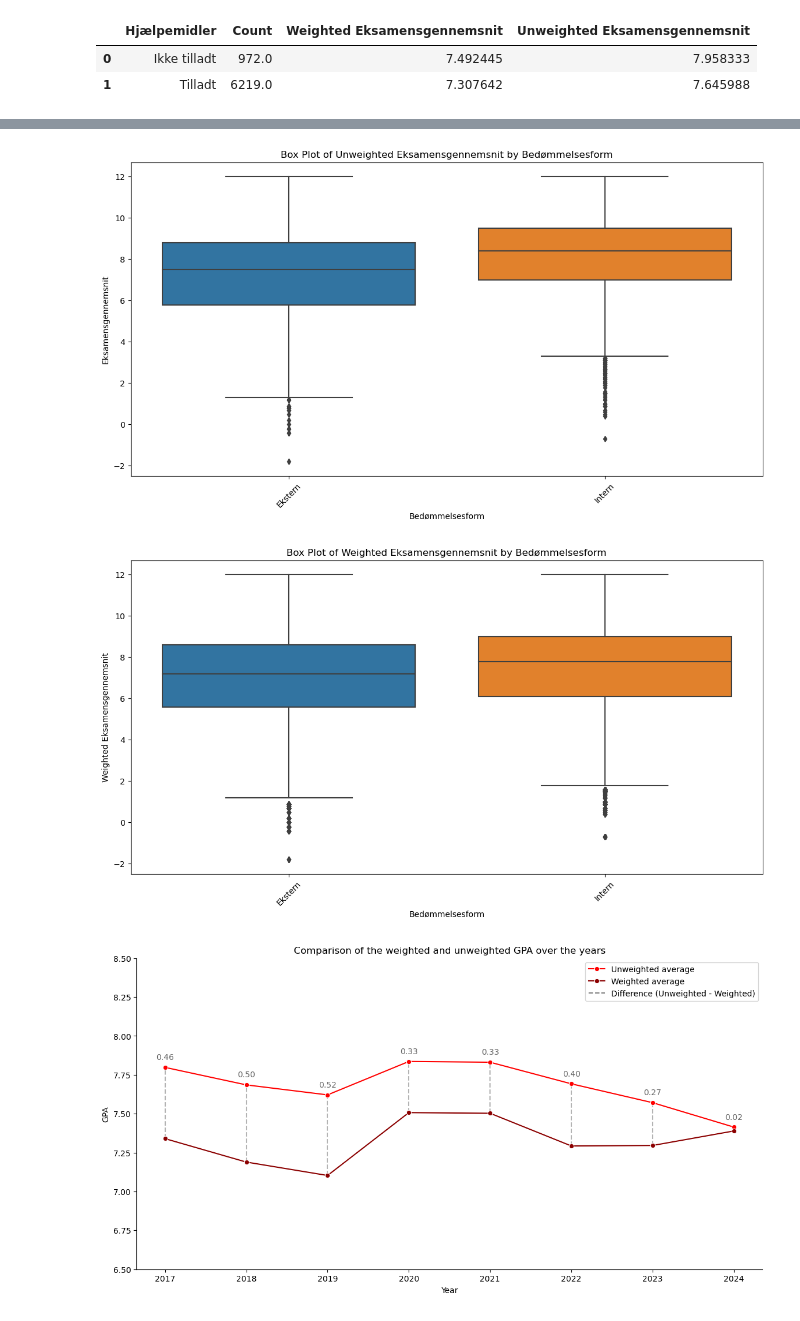
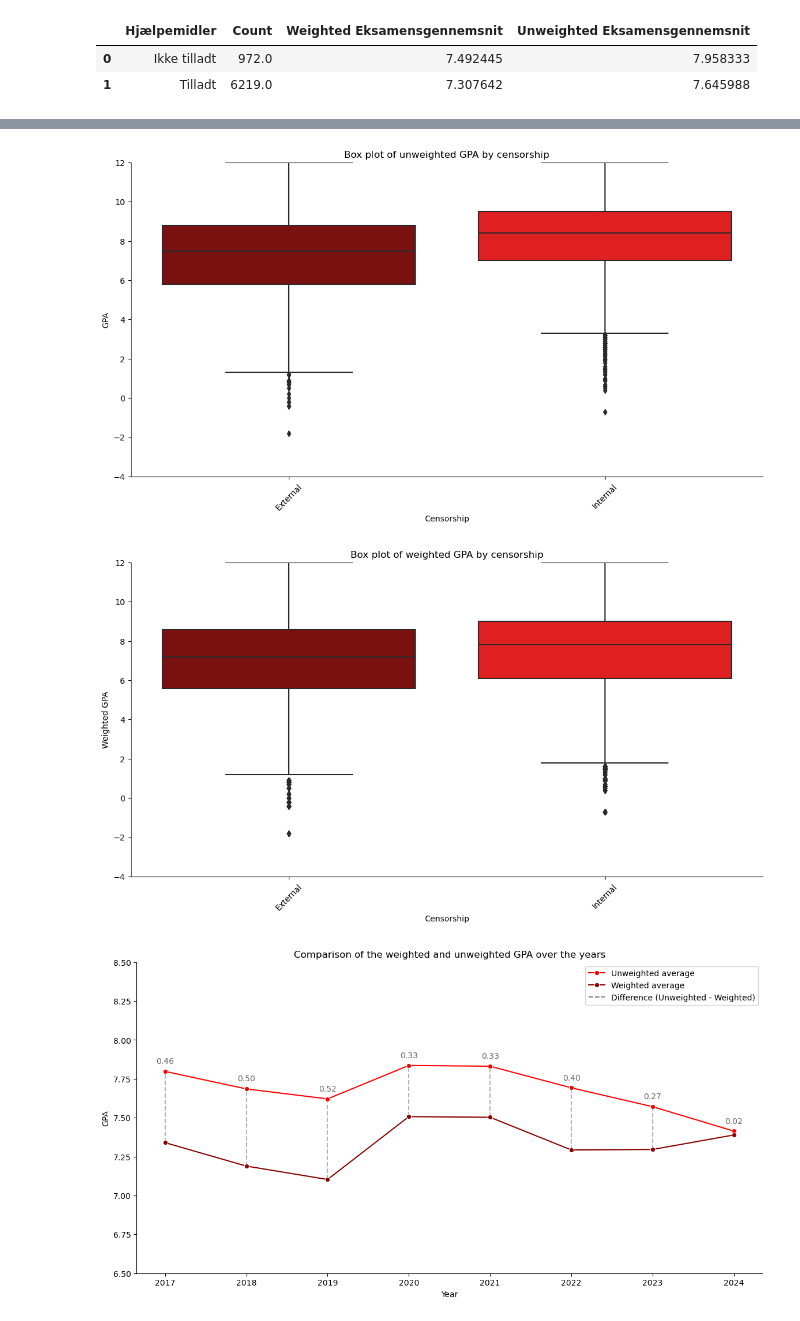
Before and after one commit to fmb622/isds2024exam, a Jupyter notebook: plots.ipynb, the cells around one changed output, grey strips where cells are left out. Drawn from its saved outputs; the diff is of its cells as text; code cells hidden in the pictures.

```diff
--- a/plots.ipynb
+++ b/plots.ipynb
@@ -28,21 +28,3 @@ sns.regplot(y='Eksamensgennemsnit', x='Fremmødte', data=df)
 # %% [output]
 <AxesSubplot:xlabel='Fremmødte', ylabel='Eksamensgennemsnit'>
 [figure]
-# %%
-# Ensure 'Eksamensgennemsnit' is treated as a string first, then convert
-df['Eksamensgennemsnit'] = df['Eksamensgennemsnit'].astype(str).str.replace(',', '.').astype(float)
-
-# Set up the figure and axis
-fig, ax = plt.subplots(figsize=(10, 5))
-
-# Plot the weighted GPA distribution
-sns.histplot(data=df, x='Eksamensgennemsnit', weights='Fremmødte', kde=True, ax=ax, bins=30, stat='density', label='Weighted GPA')
-
-# Plot the non-weighted GPA distribution
-sns.histplot(data=df, x='Eksamensgennemsnit', kde=True, ax=ax, color='orange', bins=30, stat='density', label='Non-weighted GPA')
-# Add legend and title
-plt.legend()
-ax.set_title("GPA and WMA Distribution")
-
-# Show the plot
-plt.show()
@@ -171,32 +151,46 @@ summary_df
 # %%
 # Ensure necessary columns are numeric
 df['Fremmødte'] = pd.to_numeric(df['Fremmødte'], errors='coerce')
 df['Eksamensgennemsnit'] = pd.to_numeric(df['Eksamensgennemsnit'], errors='coerce')
 
 # Create a weighted version of 'Eksamensgennemsnit' and expand the dataset
 weighted_data = df.loc[df.index.repeat(df['Fremmødte'])].copy()
 weighted_data['Weighted Eksamensgennemsnit'] = weighted_data['Eksamensgennemsnit']
 
+# Rename 'Ekstern' to 'External' and 'Intern' to 'Internal'
+weighted_data['Bedømmelsesform'] = weighted_data['Bedømmelsesform'].replace({'Ekstern': 'External', 'Intern': 'Internal'})
+df['Bedømmelsesform'] = df['Bedømmelsesform'].replace({'Ekstern': 'External', 'Intern': 'Internal'})
+
+# Define the color palette for the box plots
+box_color = {'External': 'darkred', 'Internal': 'red'}
+
+
 # --- Plot Unweighted Box Plot ---
 plt.figure(figsize=(14, 7))
-sns.boxplot(x='Bedømmelsesform', y='Eksamensgennemsnit', data=df)
-plt.title('Box Plot of Unweighted Eksamensgennemsnit by Bedømmelsesform')
-plt.xlabel('Bedømmelsesform')
-plt.ylabel('Eksamensgennemsnit')
+sns.boxplot( x='Bedømmelsesform', y='Eksamensgennemsnit', data=df, palette=box_color)
+plt.title('Box plot of unweighted GPA by censorship')
+plt.xlabel('Censorship')
+plt.ylabel('GPA')
 plt.xticks(rotation=45)  # Rotate x labels for better readability
+plt.gca().spines['top'].set_visible(False)
+plt.gca().spines['right'].set_visible(False)
+plt.savefig('figure3-unweight.png')
 plt.show()
 
 # --- Plot Weighted Box Plot ---
 plt.figure(figsize=(14, 7))
-sns.boxplot(x='Bedømmelsesform', y='Weighted Eksamensgennemsnit', data=weighted_data)
-plt.title('Box Plot of Weighted Eksamensgennemsnit by Bedømmelsesform')
-plt.xlabel('Bedømmelsesform')
-plt.ylabel('Weighted Eksamensgennemsnit')
+sns.boxplot(x='Bedømmelsesform', y='Weighted Eksamensgennemsnit', data=weighted_data, palette=custom_palette)
+plt.title('Box plot of weighted GPA by censorship')
+plt.xlabel('Censorship')
+plt.ylabel('Weighted GPA')
 plt.xticks(rotation=45)  # Rotate x labels for better readability
+plt.gca().spines['top'].set_visible(False)
+plt.gca().spines['right'].set_visible(False)
+plt.savefig('figure3-weight.png')
 plt.show()
 # %% [output]
-[figure, old version]
+[figure, new version]
-[figure, old version]
+[figure, new version]
 # %%
 # Ensure necessary columns are numeric
 df['Fremmødte'] = pd.to_numeric(df['Fremmødte'], errors='coerce')
```
Also changed, not shown: parts of 1 cell of this notebook, 3 other files.
